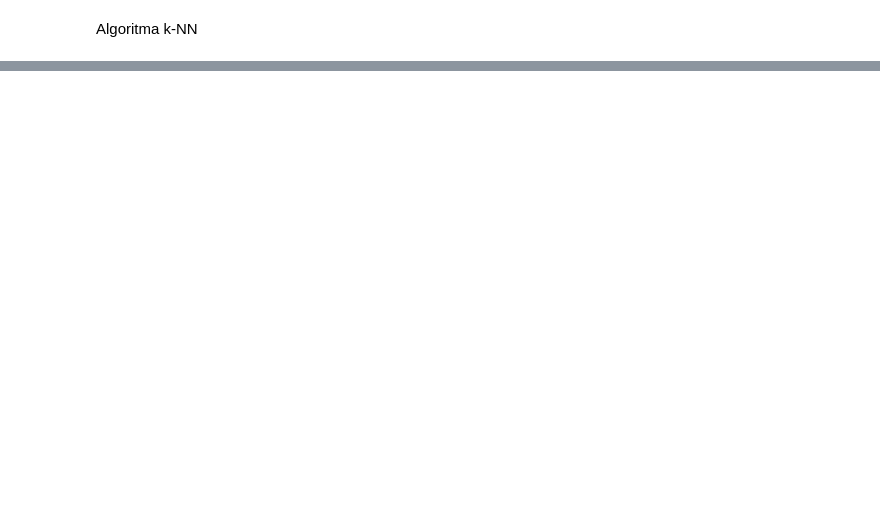
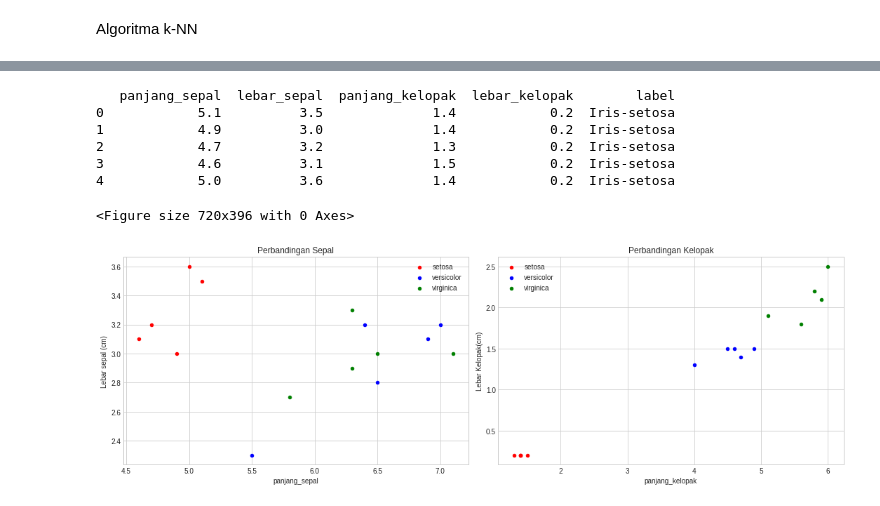
Before and after one commit to irwanmaulana42/google-collab, a Jupyter notebook: tb1.ipynb, the cells around one changed output, grey strips where cells are left out. Cells and saved outputs as stored; diff of their text form; code cells hidden in the pictures; blank space fills up the shorter version.

```diff
--- a/tb1.ipynb
+++ b/tb1.ipynb
@@ -116,0 +164,50 @@ HASIL OUTPUT:  ['Iris-setosa' 'Iris-versicolor' 'Iris-virginica' 'Iris-versicolo
+# %%
+import numpy as np
+import matplotlib.pyplot as plt
+import seaborn as sns
+from matplotlib.colors import ListedColormap
+from sklearn import neighbors, datasets
+
+def extractJson(value, types):
+  if(types == 'X_train'):
+    return [value['panjang_sepal'], value['lebar_sepal'], value['panjang_kelopak'], value['lebar_kelopak']]
+  elif(types == 'Y_train'):
+    return value['label']
+  else :
+    return [value['panjang_sepal'], value['lebar_sepal'], value['panjang_kelopak'], value['lebar_kelopak'], value['label']]
+
+f = urlopen('https://raw.githubusercontent.com/irwanmaulana42/google-collab/master/sample_data.json')
+myfile = f.read()
+import pandas as pd # import file menggunakan pandas
+
+import matplotlib.pyplot as plt
+dataset = pd.read_json('https://raw.githubusercontent.com/irwanmaulana42/google-collab/master/sample_data.json')
+setosa = dataset[dataset['label']=='Iris-setosa']
+print(setosa);
+versicolor = dataset[dataset['label']=='Iris-versicolor']
+virginica = dataset[dataset['label']=='Iris-virginica']
+
+plt.figure()
+fig,ax=plt.subplots(1,2,figsize=(15, 5))
+setosa.plot(x="panjang_sepal", y="lebar_sepal", kind="scatter",ax=ax[0],label='setosa',color='r')
+versicolor.plot(x="panjang_sepal",y="lebar_sepal",kind="scatter",ax=ax[0],label='versicolor',color='b')
+virginica.plot(x="panjang_sepal", y="lebar_sepal", kind="scatter", ax=ax[0], label='virginica', color='g')
+
+setosa.plot(x="panjang_kelopak", y="lebar_kelopak", kind="scatter",ax=ax[1],label='setosa',color='r')
+versicolor.plot(x="panjang_kelopak",y="lebar_kelopak",kind="scatter",ax=ax[1],label='versicolor',color='b')
+virginica.plot(x="panjang_kelopak", y="lebar_kelopak", kind="scatter", ax=ax[1], label='virginica', color='g')
+
+ax[0].set(title='Perbandingan Sepal', ylabel='Lebar sepal (cm)')
+ax[1].set(title='Perbandingan Kelopak',  ylabel='Lebar Kelopak(cm)')
+ax[0].legend()
+ax[1].legend()
+plt.savefig('asda.png')
+# %% [output]
+   panjang_sepal  lebar_sepal  panjang_kelopak  lebar_kelopak        label
+0            5.1          3.5              1.4            0.2  Iris-setosa
+1            4.9          3.0              1.4            0.2  Iris-setosa
+2            4.7          3.2              1.3            0.2  Iris-setosa
+3            4.6          3.1              1.5            0.2  Iris-setosa
+4            5.0          3.6              1.4            0.2  Iris-setosa
+<Figure size 720x396 with 0 Axes>
+[figure, added]
```
Also changed, not shown: parts of 3 cells of this notebook.
